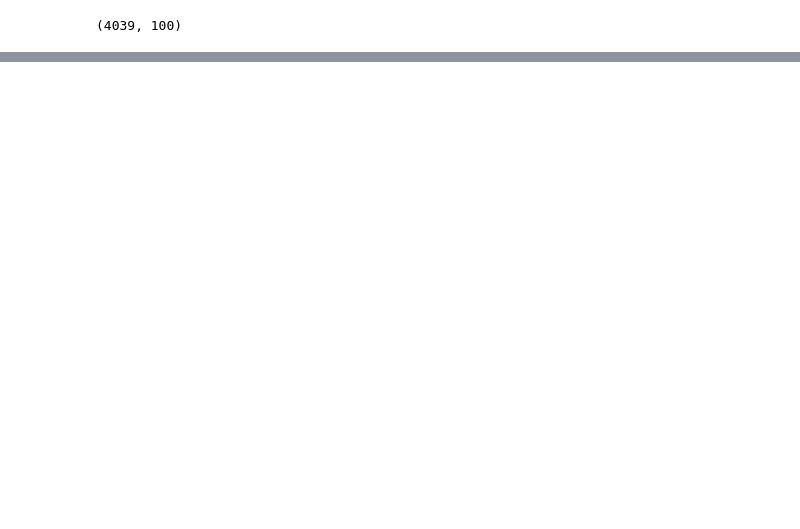
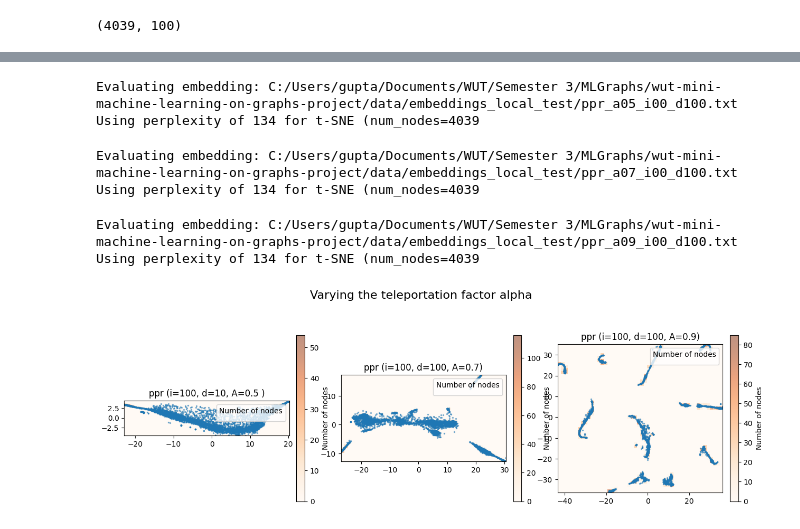
Before and after one commit to pilis/wut-mini-machine-learning-on-graphs-project-1, a Jupyter notebook: notebooks/exp_test.ipynb, the cells around one changed output, grey strips where cells are left out. Cells and saved outputs as stored; diff of their text form; code cells hidden in the pictures; blank space fills up the shorter version.

Commit message:
Fixed alpha mistake in PPR

```diff
--- a/notebooks/exp_test.ipynb
+++ b/notebooks/exp_test.ipynb
@@ -33,0 +77,73 @@ plot_embedding(embedding_2d)
+# %%
+def load_numpy_2d_array_from_file(filepath):
+    """Load a numpy 2d array from a file"""
+    array = np.loadtxt(filepath, delimiter=" ")
+    return array
+
+
+def transform_embeddings_to_2d(embedding):
+    """Transform multi-dimensional embeddings to 2d"""
+    num_nodes = embedding.shape[0]
+    perplexity = max(2, int(num_nodes / 30))
+    print(f"Using perplexity of {perplexity} for t-SNE (num_nodes={num_nodes}")
+
+    # First we reduce the dimensionality of the embedding using PCA
+    embedding_pca = PCA(n_components=2).fit_transform(embedding)
+
+    # Then we use t-SNE to visualize the embedding
+    tsne = TSNE(n_components=2, random_state=0, perplexity=perplexity)
+    embedding_2d = tsne.fit_transform(embedding_pca)
+
+    return embedding_2d
+
+
+def plot_embedding(embedding: np.ndarray, path, axes, idx) -> None:
+    """Plot the embedding as a scatter plot with a heatmap overlay"""
+    x = embedding[:, 0]
+    y = embedding[:, 1]
+    heatmap, xedges, yedges = np.histogram2d(x, y, bins=50)
+    extent = [xedges[0], xedges[-1], yedges[0], yedges[-1]]
+    axes[idx].set_facecolor('white')  # Set the background color to white
+    sc = axes[idx].scatter(x, y, cmap="tab10", s=2, alpha=0.5)
+    im = axes[idx].imshow(heatmap.T, cmap="Oranges", extent=extent, origin="lower", alpha=0.5)
+    cbar = plt.colorbar(im, ax=axes[idx], fraction=0.046, pad=0.04)
+    cbar.ax.set_ylabel('Number of nodes')  # Set the label for the colorbar
+    axes[idx].set_title(name_list[idx])
+    axes[idx].legend(*sc.legend_elements(), loc="upper right", title="Number of nodes")  # Add legend
+
+
+def evaluate(path, axes, idx) -> None:
+    """Evaluate the embedding"""
+    print(f"Evaluating embedding: {path}")
+    embedding = load_numpy_2d_array_from_file(path)
+    embedding_2d = transform_embeddings_to_2d(embedding)
+    plot_embedding(embedding_2d, path, axes, idx)
+
+
+reqd_list = ["C:/Users/gupta/Documents/WUT/Semester 3/MLGraphs/wut-mini-machine-learning-on-graphs-project/data/embeddings_local_test/ppr_a05_i00_d100.txt",
+"C:/Users/gupta/Documents/WUT/Semester 3/MLGraphs/wut-mini-machine-learning-on-graphs-project/data/embeddings_local_test/ppr_a07_i00_d100.txt", "C:/Users/gupta/Documents/WUT/Semester 3/MLGraphs/wut-mini-machine-learning-on-graphs-project/data/embeddings_local_test/ppr_a09_i00_d100.txt"]
+name_list = ["ppr (i=100, d=10, A=0.5 )","ppr (i=100, d=100, A=0.7)", "ppr (i=100, d=100, A=0.9)"]
+num_configs = len(reqd_list)
+fig, axes = plt.subplots(nrows=1, ncols=num_configs, figsize=(5 * num_configs, 5))
+fig.suptitle("Varying the teleportation factor alpha", fontsize=16)
+
+for idx, path in enumerate(reqd_list):
+    # Set up the figure
+    # Evaluate the embeddings and plot them
+    # for idx, config in enumerate(configs):
+    evaluate(path, axes, idx)
+
+
+plt.show()
+
+    # Give the figure a title
+
+    # Show the figure
+# %% [output]
+Evaluating embedding: C:/Users/gupta/Documents/WUT/Semester 3/MLGraphs/wut-mini-machine-learning-on-graphs-project/data/embeddings_local_test/ppr_a05_i00_d100.txt
+Using perplexity of 134 for t-SNE (num_nodes=4039
+Evaluating embedding: C:/Users/gupta/Documents/WUT/Semester 3/MLGraphs/wut-mini-machine-learning-on-graphs-project/data/embeddings_local_test/ppr_a07_i00_d100.txt
+Using perplexity of 134 for t-SNE (num_nodes=4039
+Evaluating embedding: C:/Users/gupta/Documents/WUT/Semester 3/MLGraphs/wut-mini-machine-learning-on-graphs-project/data/embeddings_local_test/ppr_a09_i00_d100.txt
+Using perplexity of 134 for t-SNE (num_nodes=4039
+[figure, added]
```
Also changed, not shown: parts of 4 cells of this notebook, 4 other files.
